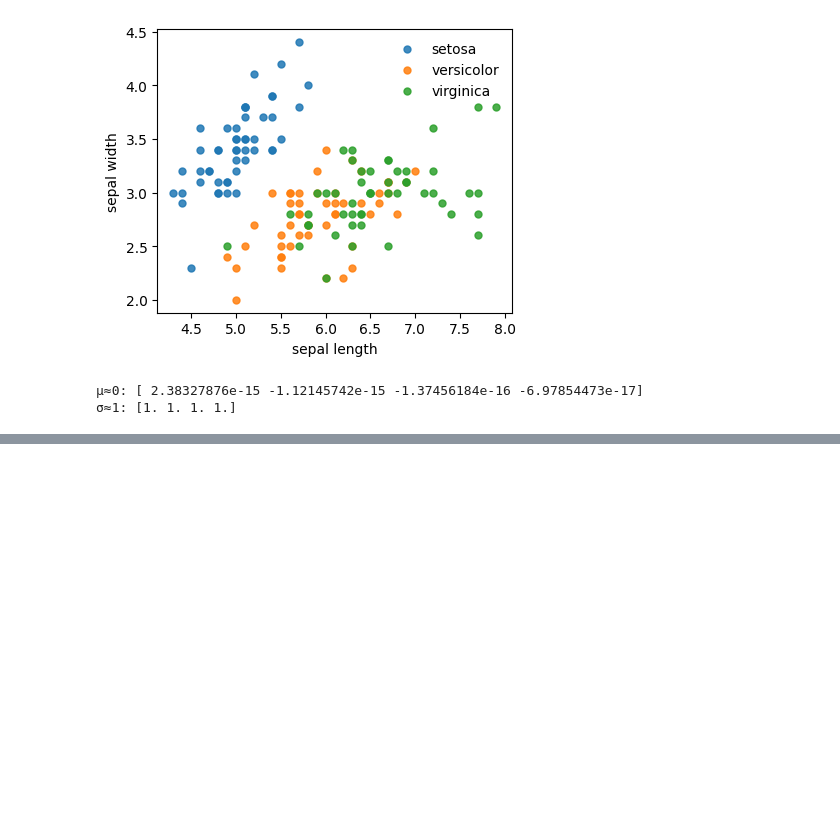
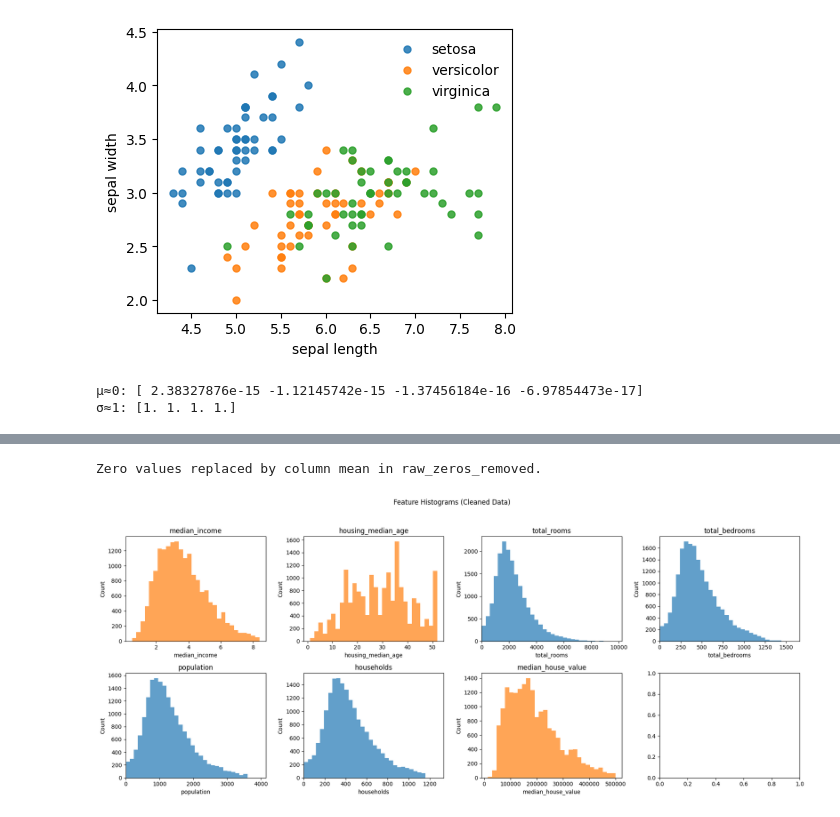
Before and after one commit to LukasKuhz/551git, a Jupyter notebook: A1.ipynb, the cells around one changed output, grey strips where cells are left out. Saved outputs shown, nothing was run; the diff lists cells and outputs as text; code cells hidden in the pictures; blank space fills up the shorter version.

```diff
--- a/A1.ipynb
+++ b/A1.ipynb
@@ -111,0 +183,17 @@ print("σ≈1:", X_train_s.std(axis=0, ddof=0))
+# %%
+# Remove rows where median_house_value is capped at $500,000
+housing_clean = housing[housing["median_house_value"] < 500000].copy()
+print(f"Rows before removal: {housing.shape[0]}")
+print(f"Rows after removal: {housing_clean.shape[0]}")
+
+# Further cleaning: keep rows within 3 standard deviations for selected features
+features_to_filter = ["median_income", "total_rooms", "total_bedrooms", "population", "households"]
+for feature in features_to_filter:
+    mean = housing_clean[feature].mean()
+    std = housing_clean[feature].std()
+    lower = mean - 3 * std
+    upper = mean + 3 * std
+    before = housing_clean.shape[0]
+    housing_clean = housing_clean[(housing_clean[feature] >= lower) & (housing_clean[feature] <= upper)]
+    after = housing_clean.shape[0]
+    print(f"{feature}: kept rows within 3 std ({before} → {after})")
@@ -111,0 +208,31 @@ print("σ≈1:", X_train_s.std(axis=0, ddof=0))
+# %%
+# Create raw_zeros_removed: replace zero values in feature columns with column mean
+raw_features = ["median_income", "housing_median_age", "total_rooms", "total_bedrooms", "population", "households"]
+raw_zeros_removed = housing.copy()
+for col in raw_features:
+    mean_val = raw_zeros_removed[col].replace(0, np.nan).mean()
+    raw_zeros_removed[col] = raw_zeros_removed[col].replace(0, mean_val)
+print("Zero values replaced by column mean in raw_zeros_removed.")
+# %% [output]
+Zero values replaced by column mean in raw_zeros_removed.
+# %%
+# Histograms for selected features (cleaned data)
+hist_features = ["median_income", "housing_median_age", "total_rooms", "total_bedrooms", "population", "households", "median_house_value"]
+skewed = ["total_rooms", "total_bedrooms", "population", "households"]
+import numpy as np
+fig, axes = plt.subplots(2, 4, figsize=(18, 8))
+for i, feature in enumerate(hist_features):
+    ax = axes[i // 4, i % 4]
+    data = housing_clean[feature]
+    ax.hist(data, bins=30, color='tab:blue' if feature in skewed else 'tab:orange', alpha=0.7)
+    ax.set_xlabel(feature)
+    ax.set_ylabel('Count')
+    ax.set_title(feature)
+    if feature in skewed:
+        max_val = data.max()
+        ax.set_xlim([0, max_val * 1.15])
+fig.suptitle('Feature Histograms (Cleaned Data)')
+plt.tight_layout(rect=[0, 0.03, 1, 0.95])
+plt.show()
+# %% [output]
+[figure, added]
```
Also changed, not shown: parts of 22 cells of this notebook.
